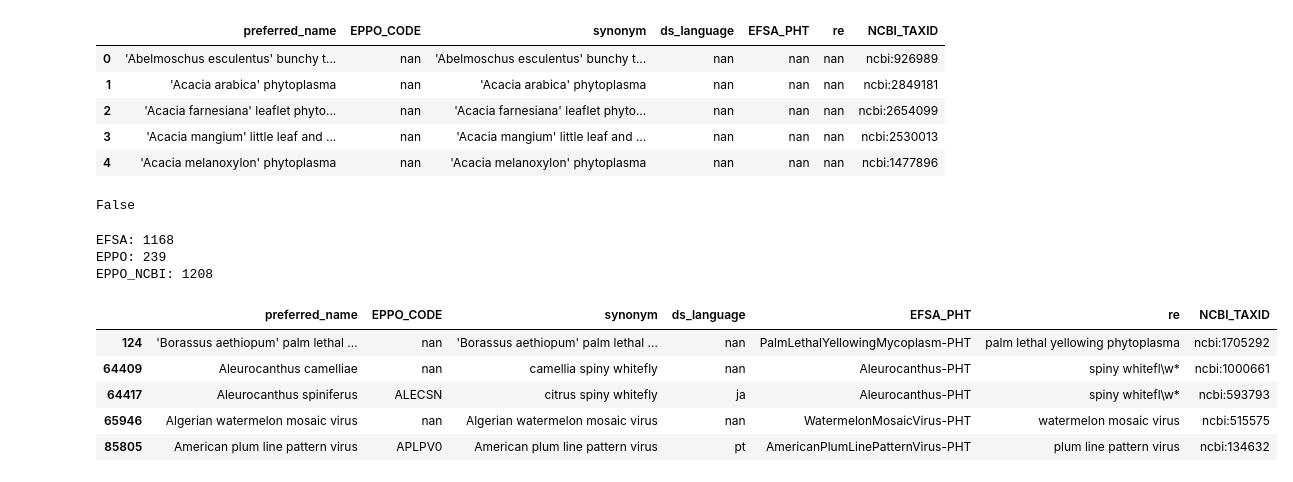
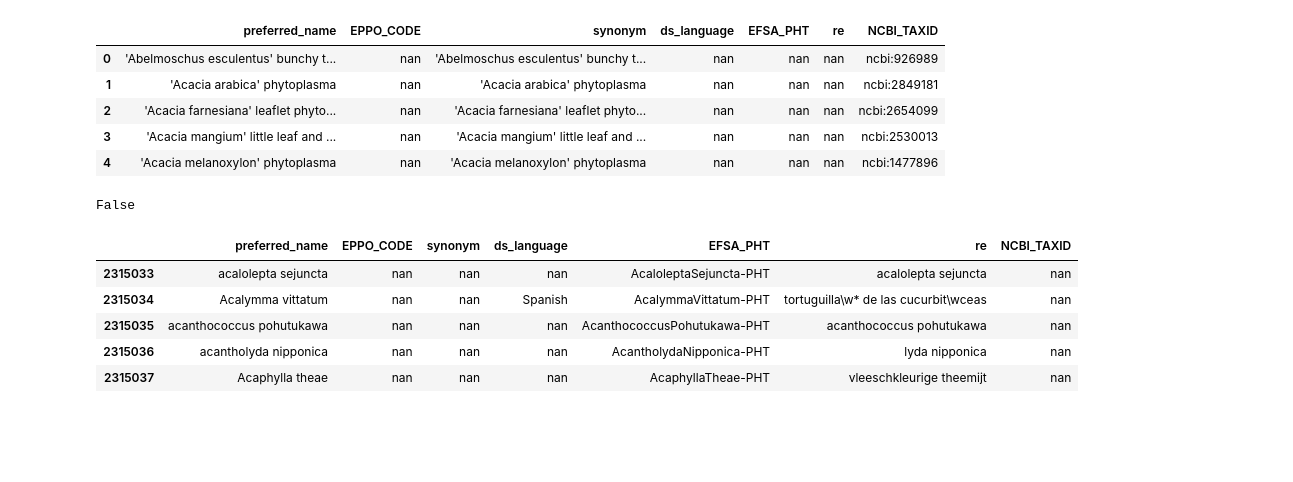
Before and after one commit to e-lubrini/quarantine-organisms-kr-nlp, a Jupyter notebook: lexical_resources/for_annotation/stats.ipynb, the cells around one changed output. Drawn from its saved outputs; the diff is of its cells as text; code cells hidden in the pictures; blank space fills up the shorter version.

```diff
--- a/lexical_resources/for_annotation/stats.ipynb
+++ b/lexical_resources/for_annotation/stats.ipynb
@@ -27,7 +24,7 @@ from dsutils.nlp.language import get_lang_code
 #### Paths
 # %%
 ## input
-LR_filepath = '/home/elubrini/GitHub/bio-corpus-translation/data/annotation_glossary/annotation_LR.csv'
+LR_filepath = '/home/elubrini/GitHub/bio-corpus-translation/lexical_resources/for_annotation/LR.csv'
 
 ## Output
 # %% [markdown]
@@ -48,25 +45,13 @@ df.head()
 np.NaN == np.NaN
 # %% [output]
 False
-# %%
-EFSA = len(set(df[df.EFSA_PHT != nan].EFSA_PHT))
-EPPO = len((df[df.EPPO_CODE != nan].EFSA_PHT))
-EPPO_NCBI = len((df[(df.NCBI_TAXID == nan) & (df.EPPO_CODE != nan)]))
-
-dbg(EFSA)
-dbg(EPPO)
-dbg(EPPO_NCBI)
-# %% [output]
-EFSA: 1168
-EPPO: 239
-EPPO_NCBI: 1208
 # %%
 df[(df.NCBI_TAXID == nan)].head()
-df[(df.EFSA_PHT != nan)].head()
+df[(df.EFSA_PHT != nan) & (df.EPPO_CODE == nan)].head()
 # %% [output]
 |  | preferred_name | EPPO_CODE | synonym | ds_language | EFSA_PHT | re | NCBI_TAXID |
-| 124 | 'Borassus aethiopum' palm lethal ... | nan | 'Borassus aethiopum' palm lethal ... | nan | PalmLethalYellowingMycoplasm-PHT | palm lethal yellowing phytoplasma | ncbi:1705292 |
-| 64409 | Aleurocanthus camelliae | nan | camellia spiny whitefly | nan | Aleurocanthus-PHT | spiny whitefl\w* | ncbi:1000661 |
-| 64417 | Aleurocanthus spiniferus | ALECSN | citrus spiny whitefly | ja | Aleurocanthus-PHT | spiny whitefl\w* | ncbi:593793 |
-| 65946 | Algerian watermelon mosaic virus | nan | Algerian watermelon mosaic virus | nan | WatermelonMosaicVirus-PHT | watermelon mosaic virus | ncbi:515575 |
-| 85805 | American plum line pattern virus | APLPV0 | American plum line pattern virus | pt | AmericanPlumLinePatternVirus-PHT | plum line pattern virus | ncbi:134632 |
+| 2315033 | acalolepta sejuncta | nan | nan | nan | AcaloleptaSejuncta-PHT | acalolepta sejuncta | nan |
+| 2315034 | Acalymma vittatum | nan | nan | Spanish | AcalymmaVittatum-PHT | tortuguilla\w* de las cucurbit\wceas | nan |
+| 2315035 | acanthococcus pohutukawa | nan | nan | nan | AcanthococcusPohutukawa-PHT | acanthococcus pohutukawa | nan |
+| 2315036 | acantholyda nipponica | nan | nan | nan | AcantholydaNipponica-PHT | lyda nipponica | nan |
+| 2315037 | Acaphylla theae | nan | nan | nan | AcaphyllaTheae-PHT | vleeschkleurige theemijt | nan |
```
Also changed, not shown: parts of 1 cell of this notebook, 11 other files.
